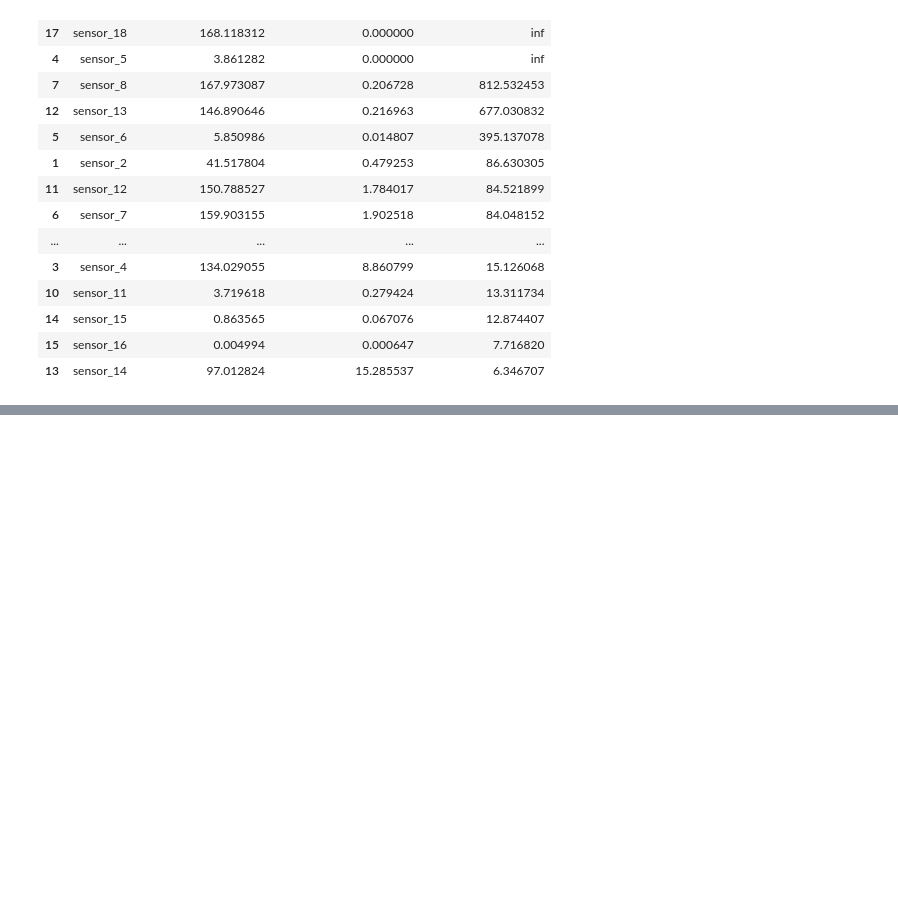
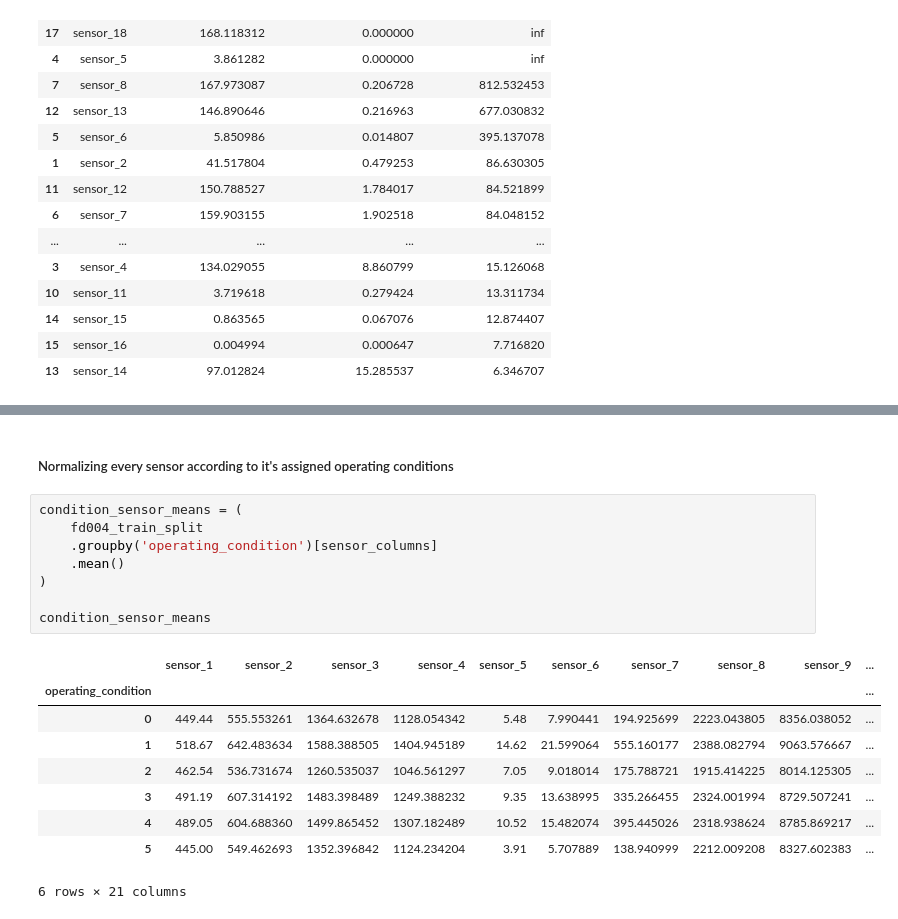
Before and after one commit to iamprakhar10/aircraft-rul-predictor, a Jupyter notebook: notebooks/03_fd004.ipynb, the cells around one changed output, grey strips where cells are left out. Cells and saved outputs as stored; diff of their text form; blank space fills up the shorter version.

```diff
--- a/notebooks/03_fd004.ipynb
+++ b/notebooks/03_fd004.ipynb
@@ -378,0 +543,20 @@ condition_effect_df
+# %% [markdown]
+##### Normalizing every sensor according to it's assigned operating conditions
+# %%
+condition_sensor_means = (
+    fd004_train_split
+    .groupby('operating_condition')[sensor_columns]
+    .mean()
+)
+
+condition_sensor_means
+# %% [output]
+|  | sensor_1 | sensor_2 | sensor_3 | sensor_4 | sensor_5 | sensor_6 | sensor_7 | sensor_8 | sensor_9 | ... |
+| operating_condition |  |  |  |  |  |  |  |  |  | ... |
+| 0 | 449.44 | 555.553261 | 1364.632678 | 1128.054342 | 5.48 | 7.990441 | 194.925699 | 2223.043805 | 8356.038052 | ... |
+| 1 | 518.67 | 642.483634 | 1588.388505 | 1404.945189 | 14.62 | 21.599064 | 555.160177 | 2388.082794 | 9063.576667 | ... |
+| 2 | 462.54 | 536.731674 | 1260.535037 | 1046.561297 | 7.05 | 9.018014 | 175.788721 | 1915.414225 | 8014.125305 | ... |
+| 3 | 491.19 | 607.314192 | 1483.398489 | 1249.388232 | 9.35 | 13.638995 | 335.266455 | 2324.001994 | 8729.507241 | ... |
+| 4 | 489.05 | 604.688360 | 1499.865452 | 1307.182489 | 10.52 | 15.482074 | 395.445026 | 2318.938624 | 8785.869217 | ... |
+| 5 | 445.00 | 549.462693 | 1352.396842 | 1124.234204 | 3.91 | 5.707889 | 138.940999 | 2212.009208 | 8327.602383 | ... |
+6 rows × 21 columns
```
Also changed, not shown: parts of 10 cells of this notebook.
